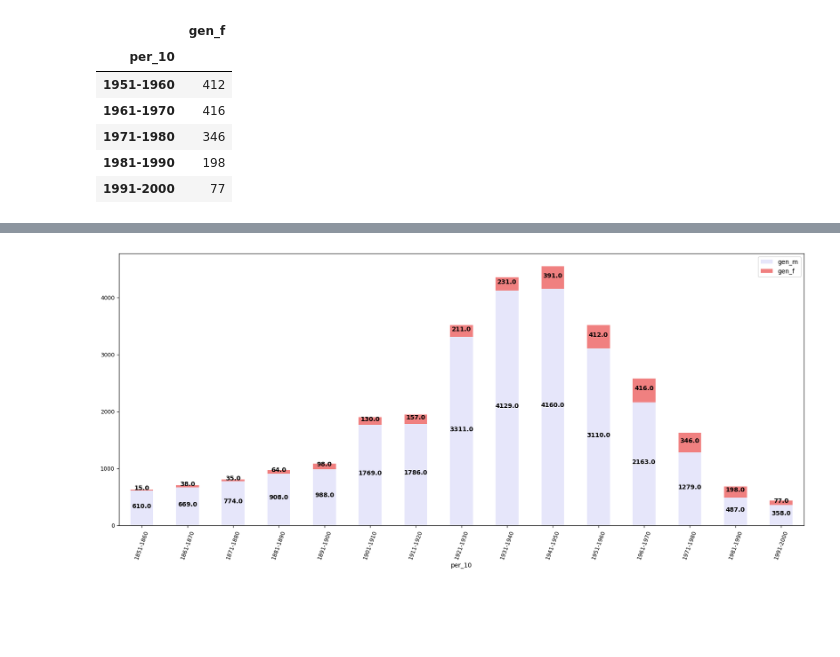
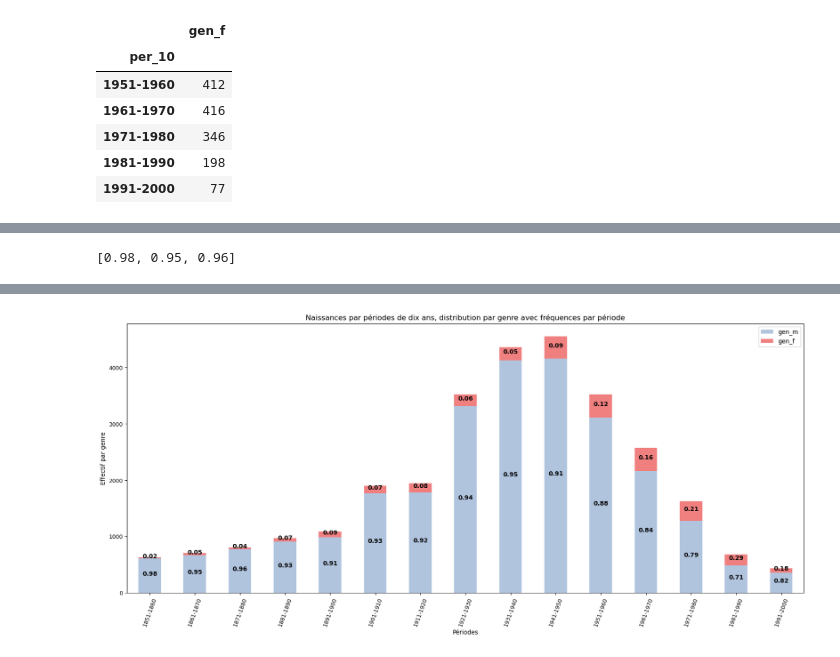
Before and after one commit to Chiodo53/astronomers, a Jupyter notebook: notebooks_jupyter/wikidata_exploration/distribution_naissances.ipynb, the cells around one changed output, grey strips where cells are left out. Cells and saved outputs as stored; diff of their text form; code cells hidden in the pictures; blank space fills up the shorter version.

Commit message:
Finalisation distribution naissances

```diff
--- a/notebooks_jupyter/wikidata_exploration/distribution_naissances.ipynb
+++ b/notebooks_jupyter/wikidata_exploration/distribution_naissances.ipynb
@@ -303,4 +313,4 @@ plt.show()
 # %%
 ### Créer une copie indépendante du DataFrame (attention aux copies de variables qui sont seulement des alias)
-cdf_b = df_b[df_b['birthYear'] < 2001].copy(deep=True)
+cdf_p = df_p[df_p['birthYear'] < 2001].copy(deep=True)
 # %%
@@ -492,6 +518,9 @@ merged_10.tail()
 | 1981-1990 | 487 | 198 |
 | 1991-2000 | 358 | 77 |
 # %%
+### On transforme le type de valeur de l'index
+# et on ajoute une colonne avec le total
 merged_10.index = merged_10.index.map(str)
+merged_10['tot']=merged_10['gen_m']+merged_10['gen_f']
 merged_10.tail()
 # %% [output]
@@ -546,42 +534,62 @@ plt.show()
+# %%
+### On prépare les valeurs pour l'affichage des fréquences (proportion par rapport au total)
+
+# liste qui contient toutes les valeurs à la suite
+m_f = merged_10.gen_m.to_list()+merged_10.gen_f.to_list()
+
+# liste d'égale longueur que la précédente qui contient
+# les valeurs de l'index, i.e. les périodes
+tot = merged_10.tot.to_list()*2
+
+# liste qui contient les valeurs des fréquences
+lp = [round(v/t, 2) for v,t in zip(m_f, tot)]
+lp[:3]
+# %% [output]
+[0.98, 0.95, 0.96]
 # %%
-### Documentation
-# https://pandas.pydata.org/pandas-docs/stable/reference/api/pandas.DataFrame.plot.bar.html
-ax = merged_10.plot.bar(stacked=True, rot=70, fontsize=9, figsize=(20,8), color=['Lavender', 'LightCoral'])
+### Graphique avec la distribution par période et genre (M,F)
+# Noter que les effectifs du genre 'Autres' étant très faibles,
+# on ne les analyse pas de manière sérielle mais on peut les analyser qualitatiement
+
+ax = merged_10.plot.bar(stacked=True, y=['gen_m', 'gen_f'], \
+                        rot=70, fontsize=9, figsize=(20,8), color=['LightSteelBlue', 'LightCoral'])
+
 
 ### https://www.pythoncharts.com/matplotlib/stacked-bar-charts-labels/
 
-# Let's put the annotations inside the bars themselves by using a
-# negative offset.
-y_offset = -200
 
+## On ajoute une étiquette concernant la valeur de fréquence
+# à chaque rectangle dans le graphe, en utilisant la list 'lp' préparée précédemment
+# Il y a autant de triangles que les valeurs d'index x le nombre de variables
 
-l = (round(len(ax.patches)/2))
-print(l)
-i=0
-# For each patch (basically each rectangle within the bar), add a label.
-for bar in ax.patches[:]:
-    print([bar.get_height(), bar.get_y()] )
-    if i < l:
-        print(bar.get_height() )
-    else:
-        print(bar.get_y())
-    # i =+ 1
+for bar,v in zip(ax.patches,lp):
+
     ax.text(
-      # Put the text in the middle of each bar. get_x returns the start
-      # so we add half the width to get to the middle.
+      # Met les étiquette aux centre des rectangles
       bar.get_x() + bar.get_width() / 2,
-      # Vertically, add the height of the bar to the start of the bar,
-      # along with the offset.
-      bar.get_height()/2 + bar.get_y(), #+ y_offset,
-      # This is actual value we'll show.
-      #round((bar.get_height())/(bar.get_height() + bar.get_y()), 2),
-      round(bar.get_height(), 2),
-      # Center the labels and style them a bit.
+
+      # Ajoute les coordonnées verticales
+      bar.get_height()/2 + bar.get_y(),
+
+      # Ajoute les valeurs
+      v,
+
+      # centre et met du style aux étiquettes
       ha='center',
       color='black',
       weight='bold',
       size=10
   )
 
+plt.ylabel('Effectif par genre')
+plt.xlabel('Périodes')
+plt.title('Naissances par périodes de dix ans, distribution par genre avec fréquences par période')
+
+## On peut enregistrer l'image dans un fichier (noter le dossier créé préalablement)
+# qu'on pourra ensuite introduire dans un travail et commenter
+
+# Doc.: https://matplotlib.org/stable/api/_as_gen/matplotlib.pyplot.savefig.html
+plt.savefig('images/naissances_distribution_10ans_genre.jpg', bbox_inches='tight',
+                       pad_inches=0.2)
 plt.show()
 # %% [output]
@@ -605 +596 @@ plt.show()
-[figure, old version]
+[figure, new version]
```
Also changed, not shown: parts of 51 cells of this notebook.
